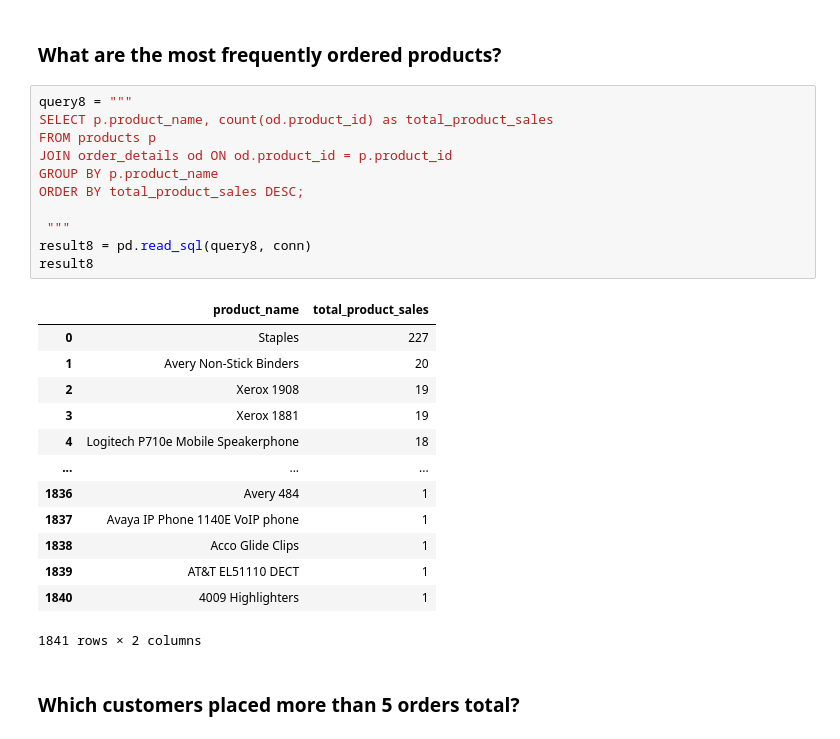
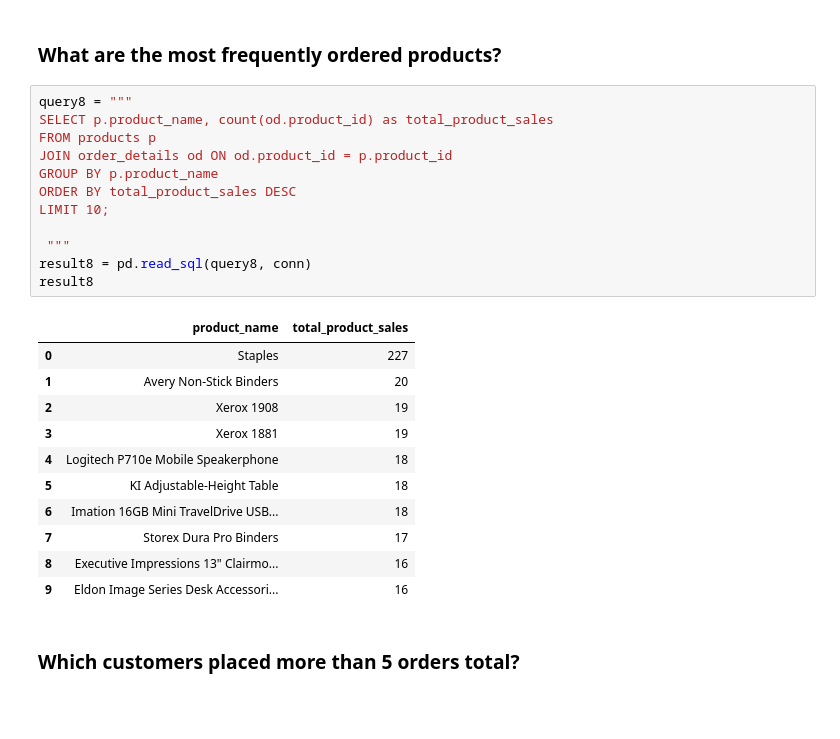
Before and after one commit to JessicaLindsey5514/DataAnalysisModule3, a Jupyter notebook: Week4/notebooks/superstore_sales_workflow.ipynb, the cells around one changed output. Cells and saved outputs as stored; diff of their text form; blank space fills up the shorter version.

```diff
--- a/Week4/notebooks/superstore_sales_workflow.ipynb
+++ b/Week4/notebooks/superstore_sales_workflow.ipynb
@@ -377,28 +387,27 @@ result7
 # %%
 query8 = """
 SELECT p.product_name, count(od.product_id) as total_product_sales
 FROM products p
 JOIN order_details od ON od.product_id = p.product_id
 GROUP BY p.product_name
-ORDER BY total_product_sales DESC;
+ORDER BY total_product_sales DESC
+LIMIT 10;
 
  """
 result8 = pd.read_sql(query8, conn)
 result8
 # %% [output]
 |  | product_name | total_product_sales |
 | 0 | Staples | 227 |
 | 1 | Avery Non-Stick Binders | 20 |
 | 2 | Xerox 1908 | 19 |
 | 3 | Xerox 1881 | 19 |
 | 4 | Logitech P710e Mobile Speakerphone | 18 |
-| ... | ... | ... |
-| 1836 | Avery 484 | 1 |
-| 1837 | Avaya IP Phone 1140E VoIP phone | 1 |
-| 1838 | Acco Glide Clips | 1 |
-| 1839 | AT&T EL51110 DECT | 1 |
-| 1840 | 4009 Highlighters | 1 |
+| 5 | KI Adjustable-Height Table | 18 |
+| 6 | Imation 16GB Mini TravelDrive USB... | 18 |
+| 7 | Storex Dura Pro Binders | 17 |
+| 8 | Executive Impressions 13" Clairmo... | 16 |
+| 9 | Eldon Image Series Desk Accessori... | 16 |
-1841 rows × 2 columns
 # %% [markdown]
 ### Which customers placed more than 5 orders total?
 # %%
```
Also changed, not shown: parts of 13 cells of this notebook, 7 other files.
